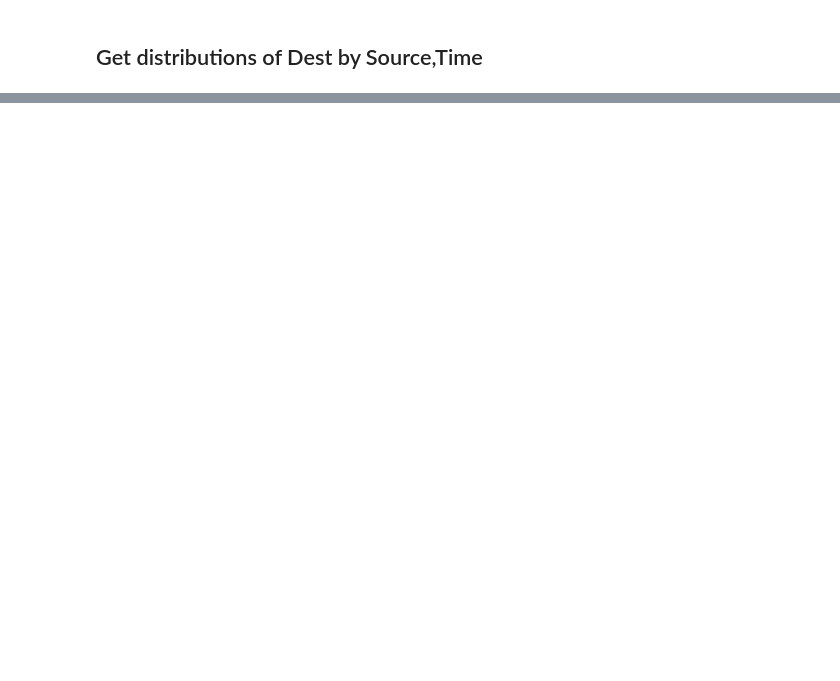
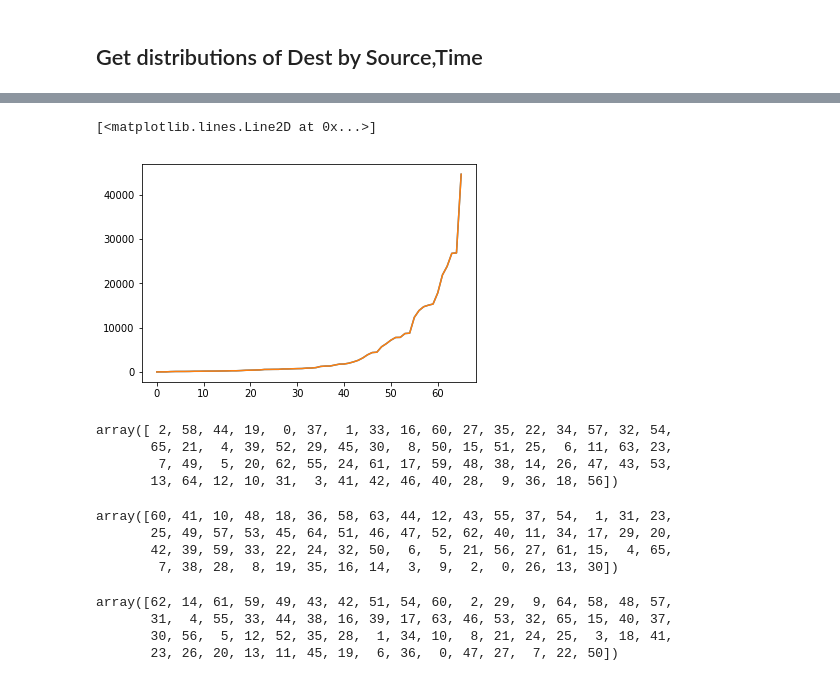
Before and after one commit to huevosabio/cs341, a Jupyter notebook: GoodPrediction.ipynb, the cells around one changed output, grey strips where cells are left out. Saved outputs shown, nothing was run; the diff lists cells and outputs as text; code cells hidden in the pictures; blank space fills up the shorter version.

```diff
--- a/GoodPrediction.ipynb
+++ b/GoodPrediction.ipynb
@@ -77,0 +85,41 @@ pt
+# %%
+Y = np.load('ignored_assets/Y.npy')
+Y_total = np.sum(Y,axis=1)
+num = Y.shape[0]
+# %%
+start2 = pd.to_datetime('2016-01-21 00:00:00')
+end2 = pd.to_datetime('2016-01-22 00:00:00')
+mask2 = (orderdf_s['time_bucket'] >= start2) & (orderdf_s['time_bucket'] < end2)
+# %%
+ptable = pd.pivot_table(orderdf_s[mask2], index='time_bucket',
+               columns=['start_district_hash'], aggfunc=len,
+               values='order_id', fill_value=0).fillna(0)
+# %%
+order = Y[-288:].sum(axis=0).argsort()
+cols = ptable.as_matrix().sum(axis=0).argsort()
+plt.plot(Y[-288:].sum(axis=0)[order])
+plt.plot(ptable.as_matrix().sum(axis=0)[cols])
+# %% [output]
+[<matplotlib.lines.Line2D at 0x...>]
+[figure, added]
+# %%
+cols
+# %% [output]
+array([ 2, 58, 44, 19,  0, 37,  1, 33, 16, 60, 27, 35, 22, 34, 57, 32, 54,
+       65, 21,  4, 39, 52, 29, 45, 30,  8, 50, 15, 51, 25,  6, 11, 63, 23,
+        7, 49,  5, 20, 62, 55, 24, 61, 17, 59, 48, 38, 14, 26, 47, 43, 53,
+       13, 64, 12, 10, 31,  3, 41, 42, 46, 40, 28,  9, 36, 18, 56])
+# %%
+order.argsort()
+# %% [output]
+array([60, 41, 10, 48, 18, 36, 58, 63, 44, 12, 43, 55, 37, 54,  1, 31, 23,
+       25, 49, 57, 53, 45, 64, 51, 46, 47, 52, 62, 40, 11, 34, 17, 29, 20,
+       42, 39, 59, 33, 22, 24, 32, 50,  6,  5, 21, 56, 27, 61, 15,  4, 65,
+        7, 38, 28,  8, 19, 35, 16, 14,  3,  9,  2,  0, 26, 13, 30])
+# %%
+order
+# %% [output]
+array([62, 14, 61, 59, 49, 43, 42, 51, 54, 60,  2, 29,  9, 64, 58, 48, 57,
+       31,  4, 55, 33, 44, 38, 16, 39, 17, 63, 46, 53, 32, 65, 15, 40, 37,
+       30, 56,  5, 12, 52, 35, 28,  1, 34, 10,  8, 21, 24, 25,  3, 18, 41,
+       23, 26, 20, 13, 11, 45, 19,  6, 36,  0, 47, 27,  7, 22, 50])
```
Also changed, not shown: parts of 49 cells of this notebook, 24 other files.
